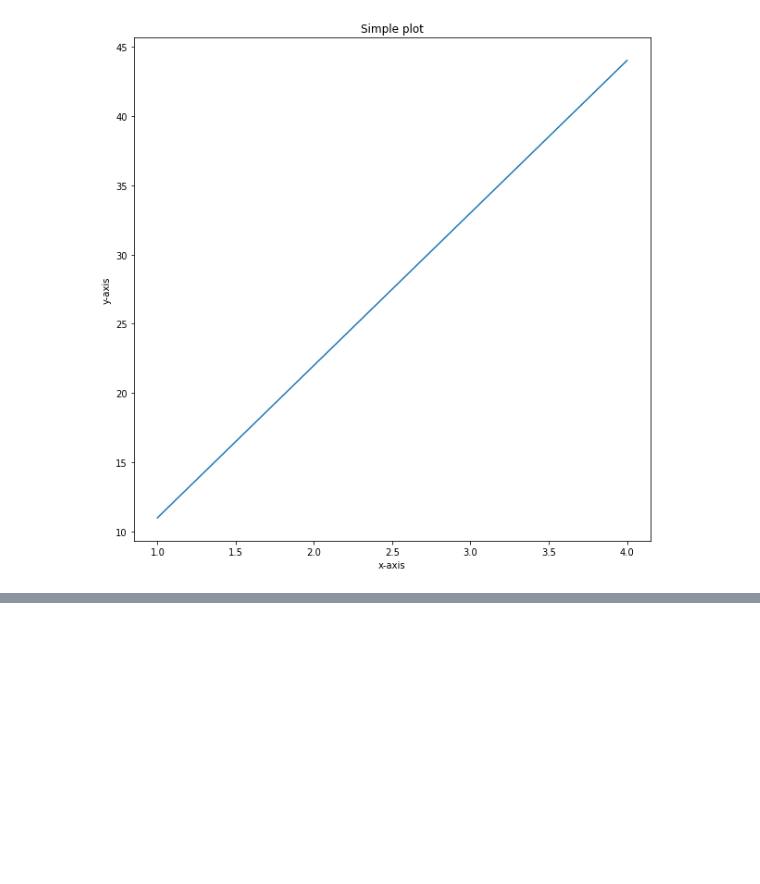
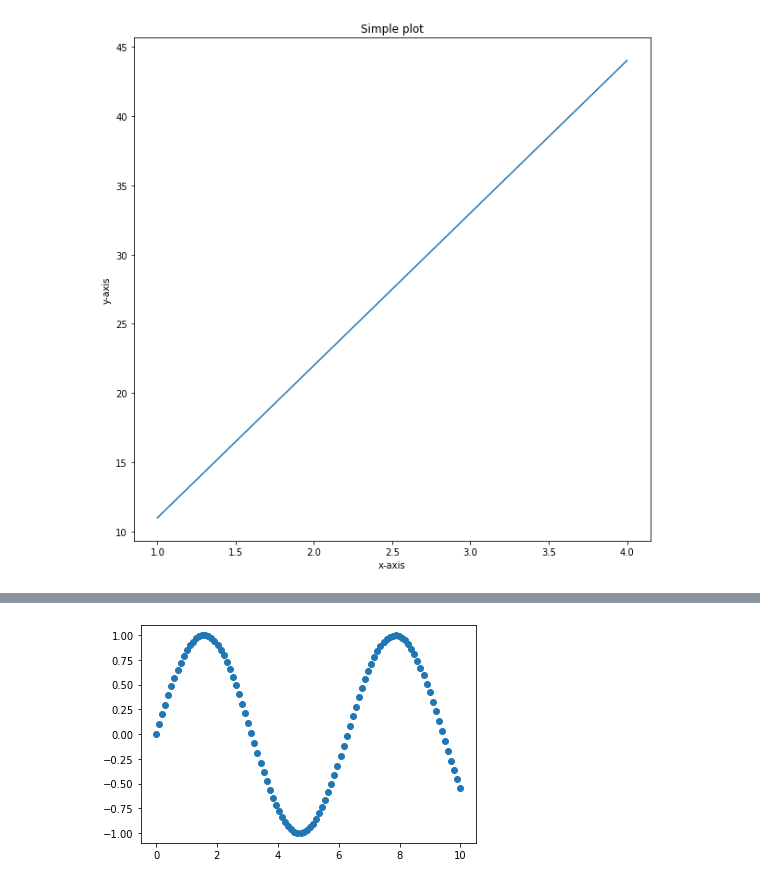
Before and after one commit to cwg7/Matplotlib-works, a Jupyter notebook: matplotlib_Overview.ipynb, the cells around one changed output, grey strips where cells are left out. Cells and saved outputs as stored; diff of their text form; code cells hidden in the pictures; blank space fills up the shorter version.

```diff
--- a/matplotlib_Overview.ipynb
+++ b/matplotlib_Overview.ipynb
@@ -82,0 +109,6 @@ fig.savefig("C:\\Users\\cwins\\Downloads\\zero-to-mastery-ml-masterUNZIPPED\\zer
+# %%
+# Another scatter plot
+fig, ax = plt.subplots()
+ax.scatter(x, np.sin(x));
+# %% [output]
+[figure, added]
```
Also changed, not shown: parts of 7 cells of this notebook.
